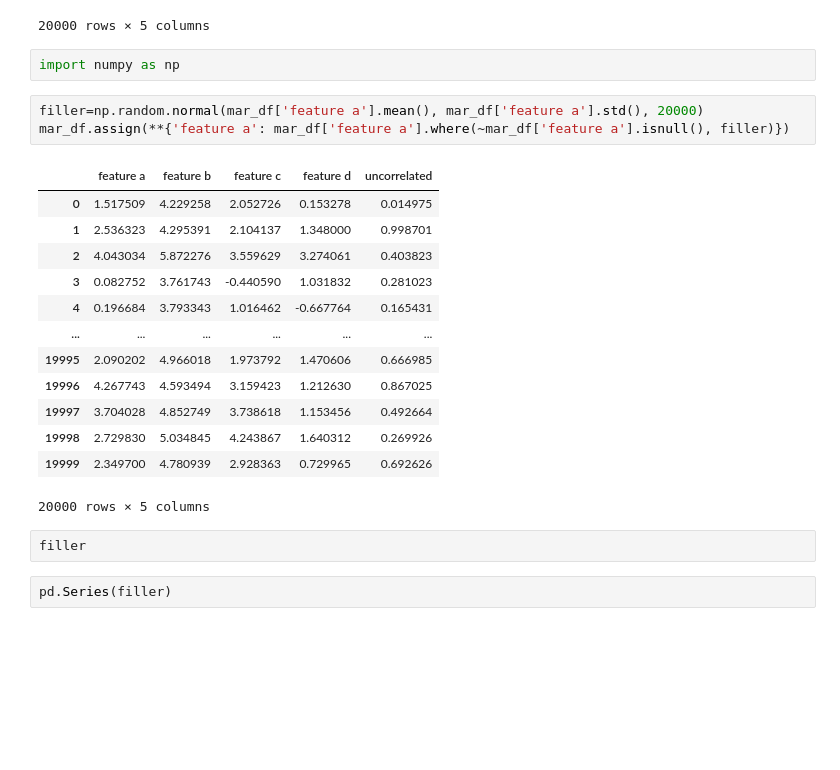
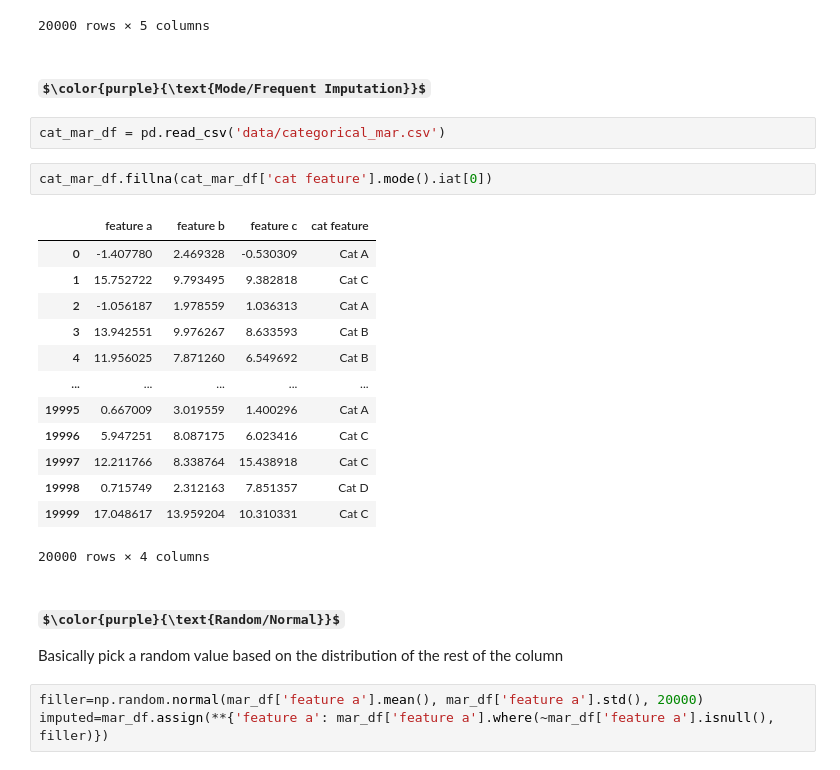
Before and after one commit to WestHealth/scipy2022-missingness-tutorial, a Jupyter notebook: master/4 - Common Treatment Practices and Pitfalls.ipynb, the cells around one changed output. Saved outputs shown, nothing was run; the diff lists cells and outputs as text; some formulas as TeX source; blank space fills up the shorter version.

```diff
--- a/master/4 - Common Treatment Practices and Pitfalls.ipynb
+++ b/master/4 - Common Treatment Practices and Pitfalls.ipynb
@@ -243,26 +209,29 @@ mar_df.fillna(mar_df['feature a'].median())
 | 19998 | 2.070274 | 5.034845 | 4.243867 | 1.640312 | 0.269926 |
 | 19999 | 2.349700 | 4.780939 | 2.928363 | 0.729965 | 0.692626 |
 20000 rows × 5 columns
-# %%
-import numpy as np
+# %% [markdown]
+#### $\color{purple}{\text{Mode/Frequent Imputation}}$
+# %%
+cat_mar_df = pd.read_csv('data/categorical_mar.csv')
+# %%
+cat_mar_df.fillna(cat_mar_df['cat feature'].mode().iat[0])
+# %% [output]
+|  | feature a | feature b | feature c | cat feature |
+| 0 | -1.407780 | 2.469328 | -0.530309 | Cat A |
+| 1 | 15.752722 | 9.793495 | 9.382818 | Cat C |
+| 2 | -1.056187 | 1.978559 | 1.036313 | Cat A |
+| 3 | 13.942551 | 9.976267 | 8.633593 | Cat B |
+| 4 | 11.956025 | 7.871260 | 6.549692 | Cat B |
+| ... | ... | ... | ... | ... |
+| 19995 | 0.667009 | 3.019559 | 1.400296 | Cat A |
+| 19996 | 5.947251 | 8.087175 | 6.023416 | Cat C |
+| 19997 | 12.211766 | 8.338764 | 15.438918 | Cat C |
+| 19998 | 0.715749 | 2.312163 | 7.851357 | Cat D |
+| 19999 | 17.048617 | 13.959204 | 10.310331 | Cat C |
+20000 rows × 4 columns
+# %% [markdown]
+#### $\color{purple}{\text{Random/Normal}}$
+Basically pick a random value based on the distribution of the rest of the column
 # %%
 filler=np.random.normal(mar_df['feature a'].mean(), mar_df['feature a'].std(), 20000)
-mar_df.assign(**{'feature a': mar_df['feature a'].where(~mar_df['feature a'].isnull(), filler)})
+imputed=mar_df.assign(**{'feature a': mar_df['feature a'].where(~mar_df['feature a'].isnull(), filler)})
-# %% [output]
-|  | feature a | feature b | feature c | feature d | uncorrelated |
-| 0 | 1.517509 | 4.229258 | 2.052726 | 0.153278 | 0.014975 |
-| 1 | 2.536323 | 4.295391 | 2.104137 | 1.348000 | 0.998701 |
-| 2 | 4.043034 | 5.872276 | 3.559629 | 3.274061 | 0.403823 |
-| 3 | 0.082752 | 3.761743 | -0.440590 | 1.031832 | 0.281023 |
-| 4 | 0.196684 | 3.793343 | 1.016462 | -0.667764 | 0.165431 |
-| ... | ... | ... | ... | ... | ... |
-| 19995 | 2.090202 | 4.966018 | 1.973792 | 1.470606 | 0.666985 |
-| 19996 | 4.267743 | 4.593494 | 3.159423 | 1.212630 | 0.867025 |
-| 19997 | 3.704028 | 4.852749 | 3.738618 | 1.153456 | 0.492664 |
-| 19998 | 2.729830 | 5.034845 | 4.243867 | 1.640312 | 0.269926 |
-| 19999 | 2.349700 | 4.780939 | 2.928363 | 0.729965 | 0.692626 |
-20000 rows × 5 columns
-# %%
-filler
-# %%
-pd.Series(filler)
```
Also changed, not shown: parts of 51 cells of this notebook, 7 other files.
